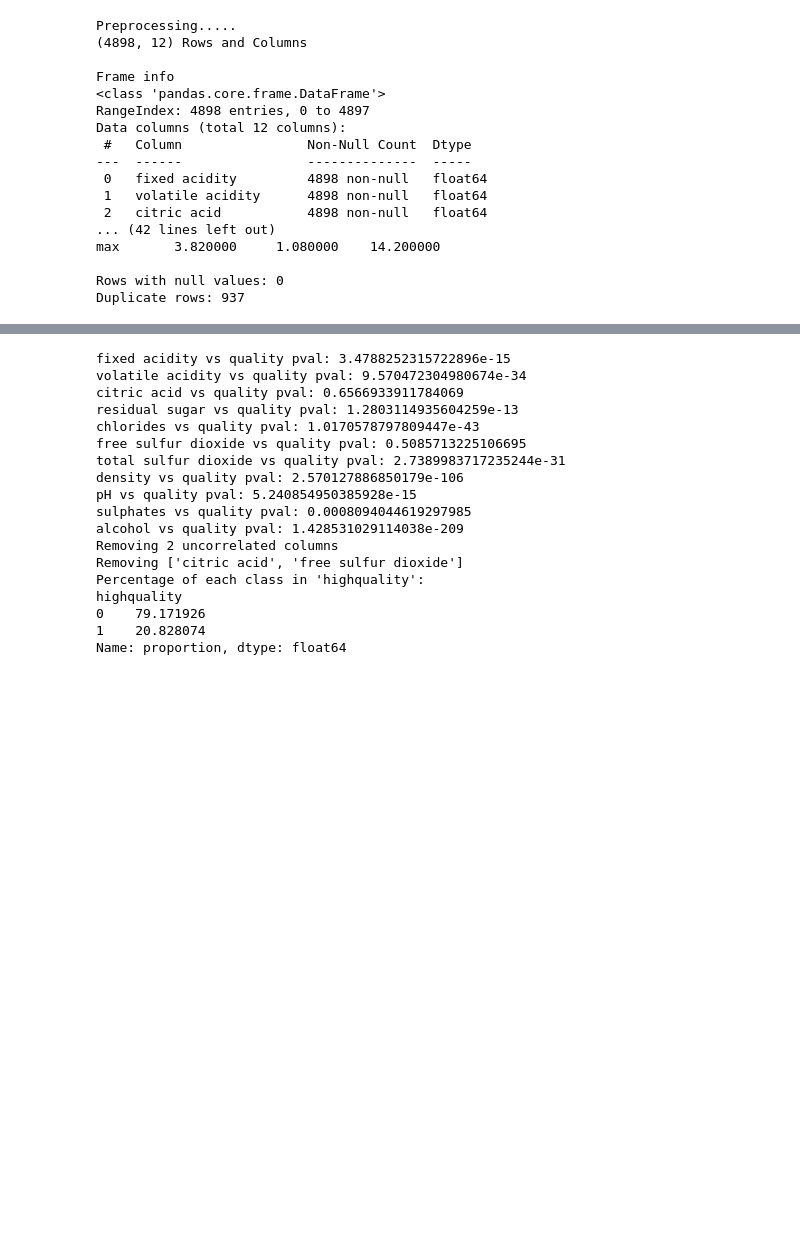
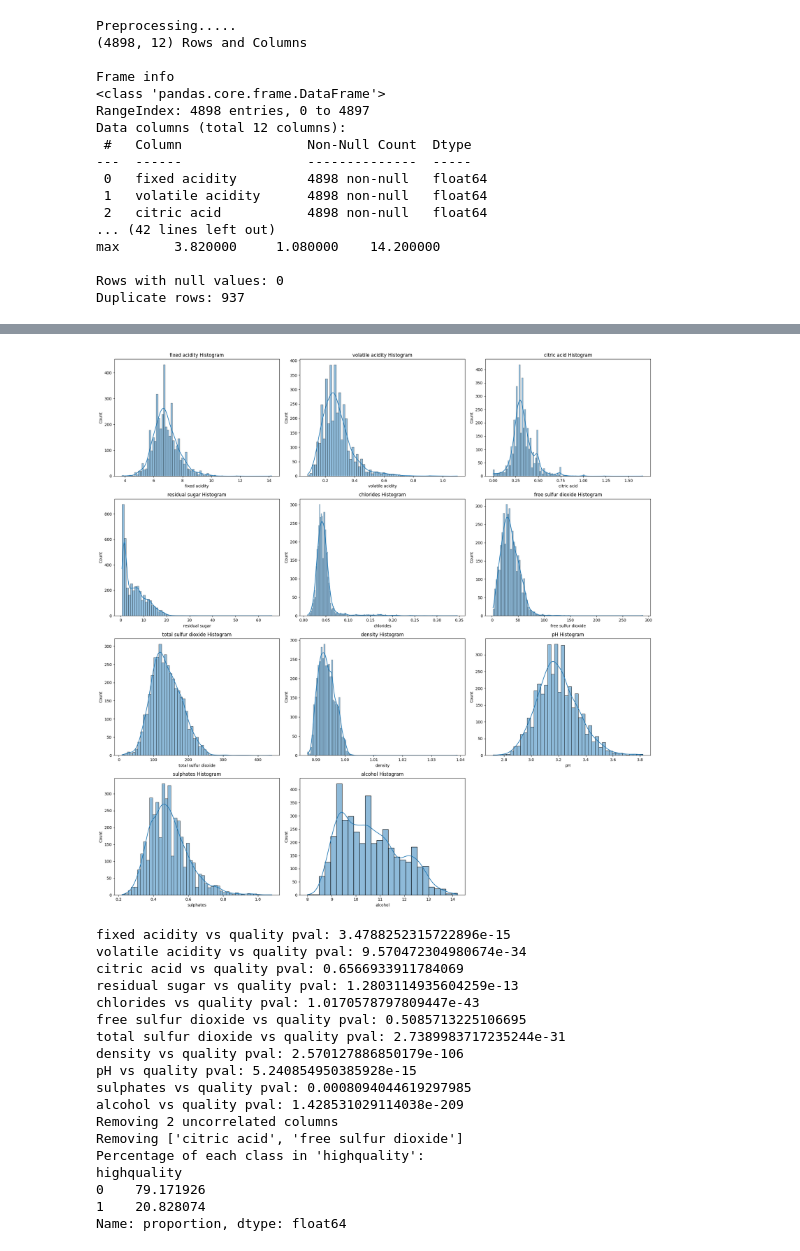
Before and after one commit to tucros/cs4372, a Jupyter notebook: project2/trees.ipynb, the cells around one changed output, grey strips where cells are left out. Saved outputs shown, nothing was run; the diff lists cells and outputs as text; code cells hidden in the pictures; blank space fills up the shorter version.

Commit message:
PLot histograms of each col

```diff
--- a/project2/trees.ipynb
+++ b/project2/trees.ipynb
@@ -89,3 +89,16 @@ plt.show()
+# %%
+plt.figure(figsize=(20, 20))
+cnt = 0
+for column in wine_df.columns:
+    if column != {"quality", "highquality"}:
+        plt.subplot(4, 3, cnt + 1)
+        sns.histplot(wine_df[column], kde=True)
+        plt.title(f"{column} Histogram")
+        cnt += 1
+plt.tight_layout()
+plt.show()
+# %% [output]
+[figure, added]
 # %%
 features = wine_df.drop("quality", axis=1)
 target = wine_df["quality"]
```
Also changed, not shown: parts of 3 cells of this notebook.
